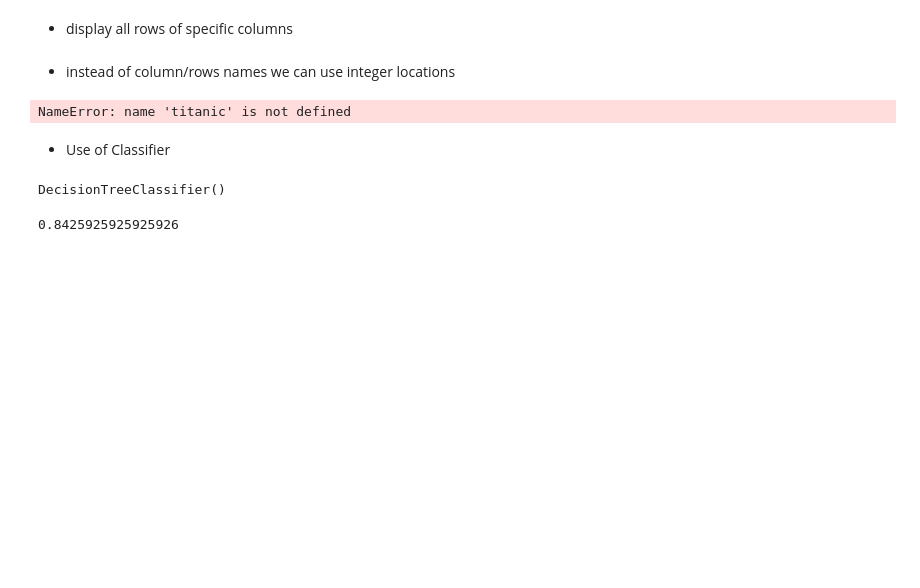
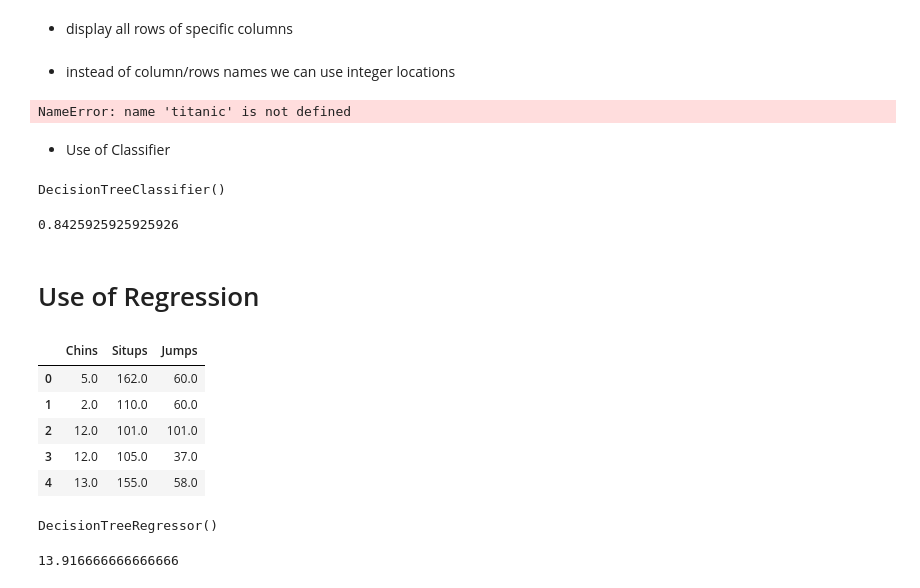
Before and after one commit to faazil007/4C_Spring_Codes, a Jupyter notebook: SIR SHAFQAT WORKSPACE MACHINE LEARNING.ipynb, the cells around one changed output. Saved outputs shown, nothing was run; the diff lists cells and outputs as text; code cells hidden in the pictures; blank space fills up the shorter version.

Commit message:
Use of Regression

```diff
--- a/SIR SHAFQAT WORKSPACE MACHINE LEARNING.ipynb
+++ b/SIR SHAFQAT WORKSPACE MACHINE LEARNING.ipynb
@@ -355,3 +355,5 @@ accuracy = accuracy_score(y_test,y_pred)
 print(accuracy)
 # %% [output]
 0.8425925925925926
+# %% [markdown]
+# Use of Regression
@@ -357,0 +372,14 @@ print(accuracy)
+# %%
+linner = load_linnerud()
+x= linner.data
+y= linner.target
+# %%
+df= pd.DataFrame(x,columns=linner.feature_names)
+df.head()
+# %% [output]
+|  | Chins | Situps | Jumps |
+| 0 | 5.0 | 162.0 | 60.0 |
+| 1 | 2.0 | 110.0 | 60.0 |
+| 2 | 12.0 | 101.0 | 101.0 |
+| 3 | 12.0 | 105.0 | 37.0 |
+| 4 | 13.0 | 155.0 | 58.0 |
@@ -357,0 +388,5 @@ print(accuracy)
+# %%
+reg = DecisionTreeRegressor()
+reg.fit(x_train, y_train)
+# %% [output]
+DecisionTreeRegressor()
@@ -357,0 +395,5 @@ print(accuracy)
+# %%
+MAE = mean_absolute_error(y_predict,y_test)
+print(MAE)
+# %% [output]
+13.916666666666666
```
Also changed, not shown: parts of 3 cells of this notebook.
